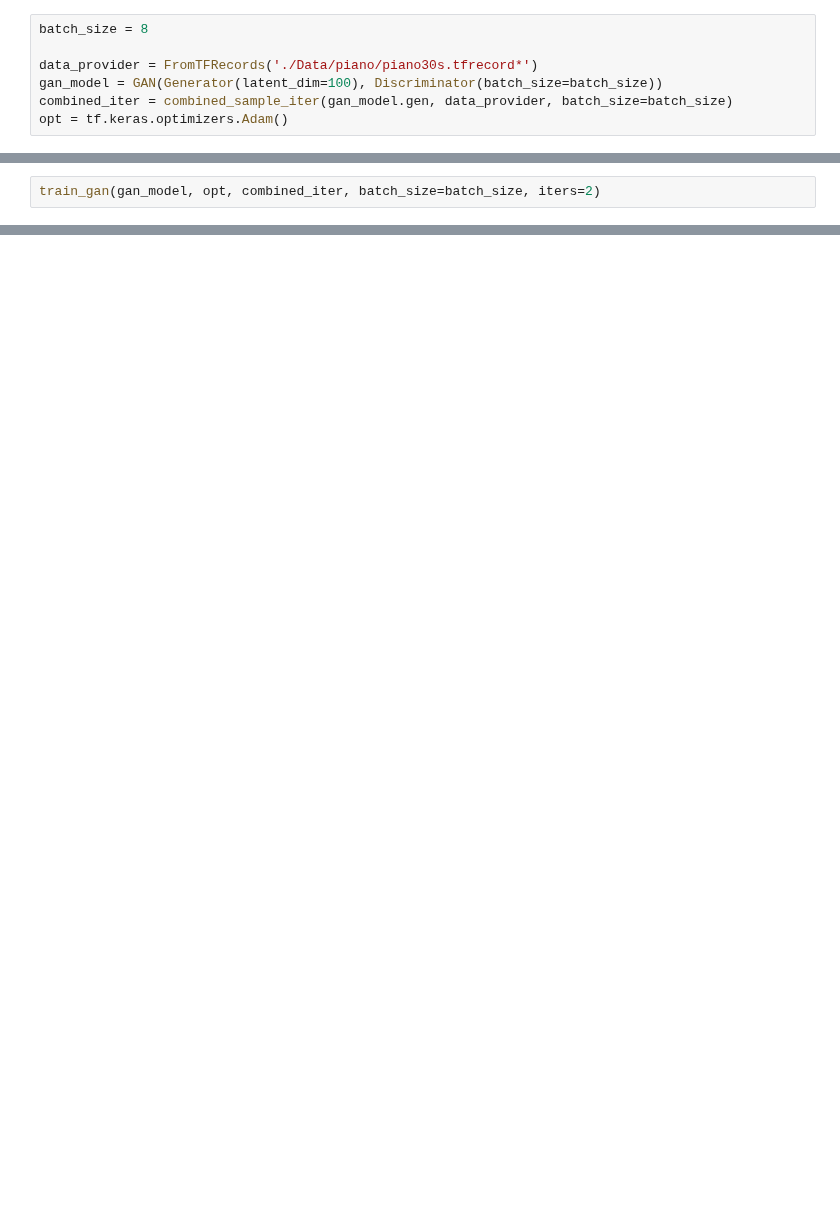
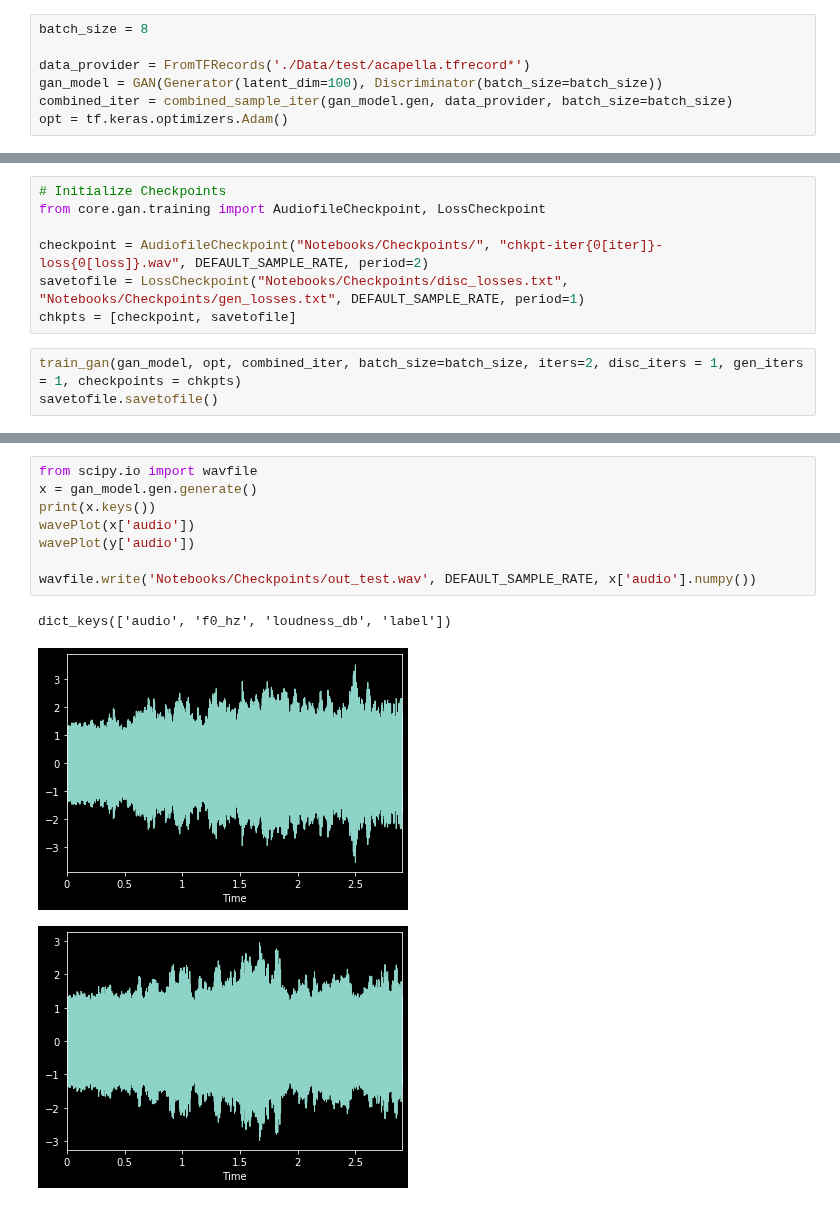
Before and after one commit to tripp528/NoisyGAN, a Jupyter notebook: Notebooks/ddspGAN.ipynb, the cells around one changed output, grey strips where cells are left out. Saved outputs shown, nothing was run; the diff lists cells and outputs as text; blank space fills up the shorter version.

Commit message:
Added checkpoints to core/training.py & demo in ddspGAN notebook

```diff
--- a/Notebooks/ddspGAN.ipynb
+++ b/Notebooks/ddspGAN.ipynb
@@ -12,7 +15,7 @@ gin.enter_interactive_mode()
 # %%
 batch_size = 8
 
-data_provider = FromTFRecords('./Data/piano/piano30s.tfrecord*')
+data_provider = FromTFRecords('./Data/test/acapella.tfrecord*')
 gan_model = GAN(Generator(latent_dim=100), Discriminator(batch_size=batch_size))
 combined_iter = combined_sample_iter(gan_model.gen, data_provider, batch_size=batch_size)
 opt = tf.keras.optimizers.Adam()
@@ -21,4 +33,12 @@ opt = tf.keras.optimizers.Adam()
+# %%
+# Initialize Checkpoints
+from core.gan.training import AudiofileCheckpoint, LossCheckpoint
+
+checkpoint = AudiofileCheckpoint("Notebooks/Checkpoints/", "chkpt-iter{0[iter]}-loss{0[loss]}.wav", DEFAULT_SAMPLE_RATE, period=2)
+savetofile = LossCheckpoint("Notebooks/Checkpoints/disc_losses.txt", "Notebooks/Checkpoints/gen_losses.txt", DEFAULT_SAMPLE_RATE, period=1)
+chkpts = [checkpoint, savetofile]
 # %%
-train_gan(gan_model, opt, combined_iter, batch_size=batch_size, iters=2)
+train_gan(gan_model, opt, combined_iter, batch_size=batch_size, iters=2, disc_iters = 1, gen_iters = 1, checkpoints = chkpts)
+savetofile.savetofile()
 # %% [output]
 INFO:absl:discriminator step0:
@@ -33,3 +58,15 @@ INFO:absl:Gen Loss: 11.094511
 play(gan_model.gen.generate()['audio'])
 # %% [output]
 [interactive output not drawn]
+# %%
+from scipy.io import wavfile
+x = gan_model.gen.generate()
+print(x.keys())
+wavePlot(x['audio'])
+wavePlot(y['audio'])
+
+wavfile.write('Notebooks/Checkpoints/out_test.wav', DEFAULT_SAMPLE_RATE, x['audio'].numpy())
+# %% [output]
+dict_keys(['audio', 'f0_hz', 'loudness_db', 'label'])
+[figure, added]
+[figure, added]
```
Also changed, not shown: parts of 10 cells of this notebook, 1 other file.
